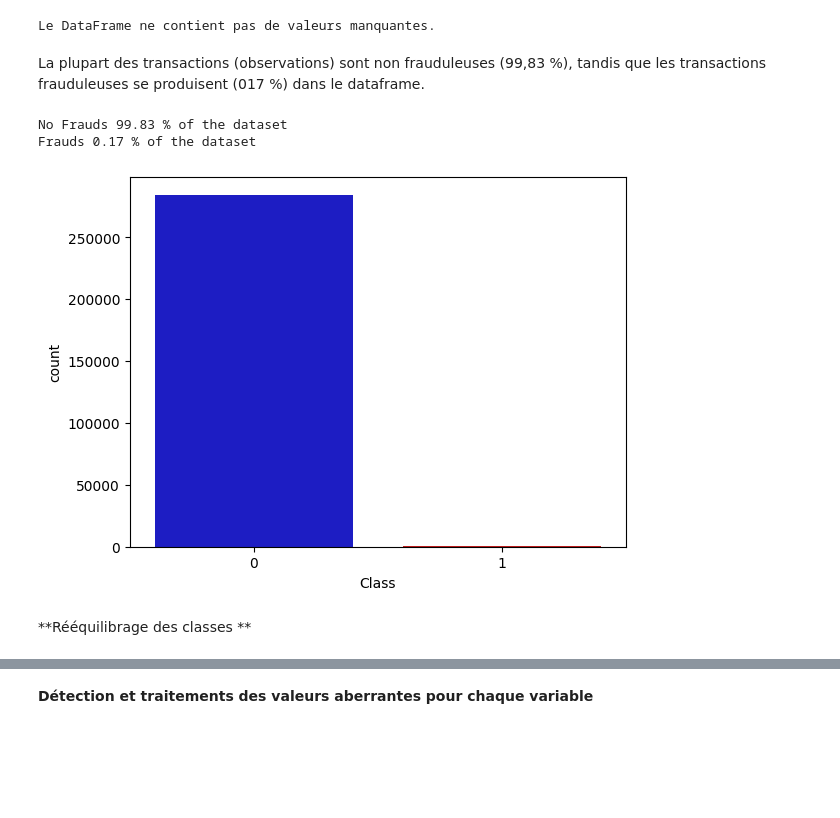
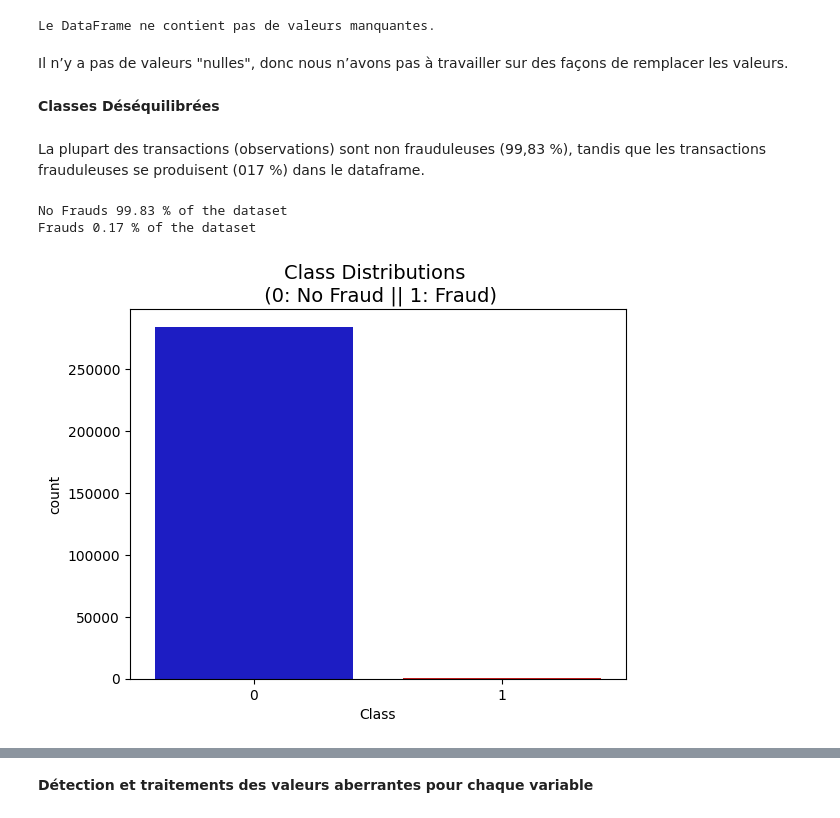
Before and after one commit to hamel-amir/Projet_Machine_learning, a Jupyter notebook: Copie_de_CreditCard.ipynb, the cells around one changed output, grey strips where cells are left out. Saved outputs shown, nothing was run; the diff lists cells and outputs as text; code cells hidden in the pictures; blank space fills up the shorter version.

```diff
--- a/Copie_de_CreditCard.ipynb
+++ b/Copie_de_CreditCard.ipynb
@@ -139,20 +157,22 @@ else:
     print("Le DataFrame ne contient pas de valeurs manquantes.")
 # %% [output]
 Le DataFrame ne contient pas de valeurs manquantes.
+# %% [markdown]
+ Il n’y a pas de valeurs "nulles", donc nous n’avons pas à travailler sur des façons de remplacer les valeurs.
+# %% [markdown]
+**Classes Déséquilibrées**
 # %% [markdown]
 La plupart des transactions (observations) sont non frauduleuses (99,83 %), tandis que les transactions frauduleuses se produisent (017 %) dans le dataframe.
 # %%
 import seaborn as sns
-import plot as plt
+import matplotlib.pyplot as plt
 colors = ["#0101DF", "#DF0101"]
 
 sns.countplot(x='Class', data=df, palette=colors)
-#plt.title('Class Distributions \n (0: No Fraud || 1: Fraud)', fontsize=14)
+plt.title('Class Distributions \n (0: No Fraud || 1: Fraud)', fontsize=14)
 print('No Frauds', round(df['Class'].value_counts()[0]/len(df) * 100,2), '% of the dataset')
 print('Frauds', round(df['Class'].value_counts()[1]/len(df) * 100,2), '% of the dataset')
 # %% [output]
 No Frauds 99.83 % of the dataset
 Frauds 0.17 % of the dataset
-[figure, old version]
+[figure, new version]
-# %% [markdown]
-**Rééquilibrage des classes **
```
Also changed, not shown: parts of 157 cells of this notebook.
